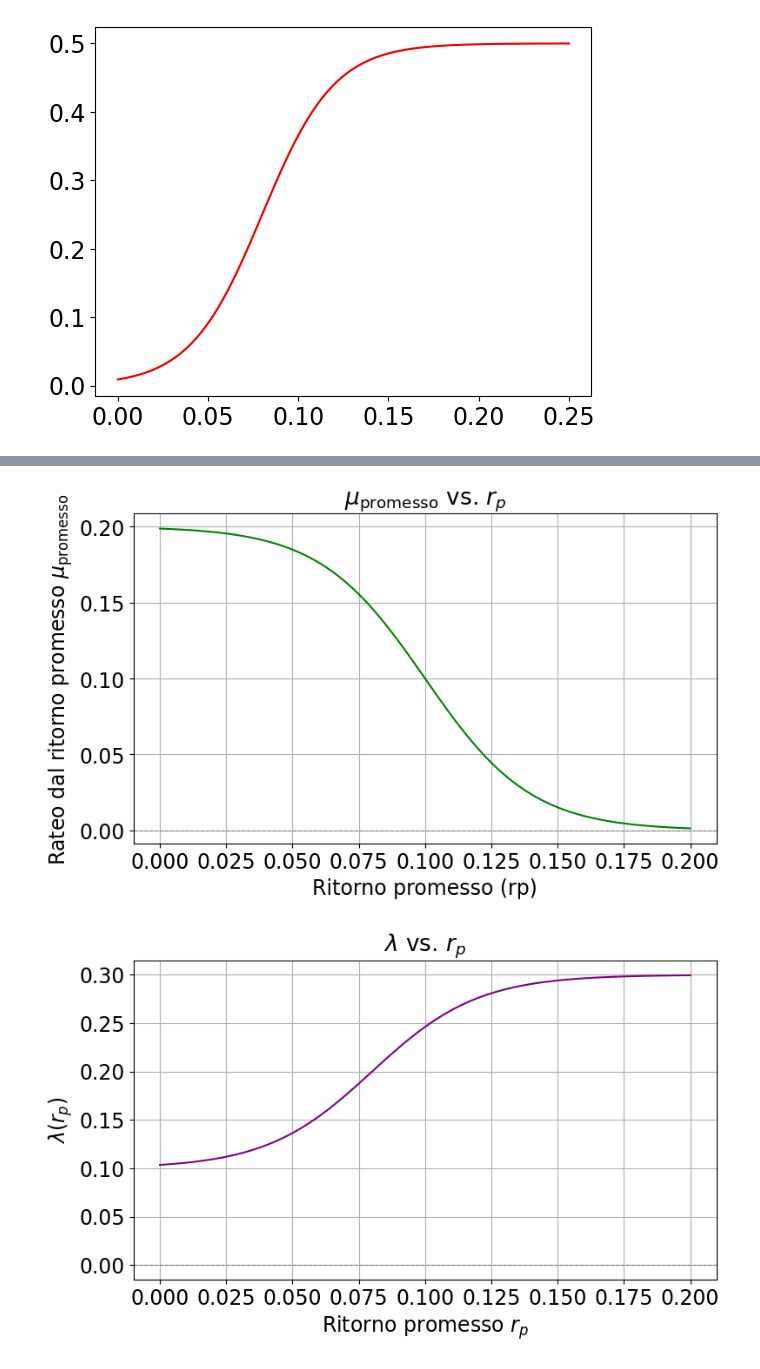
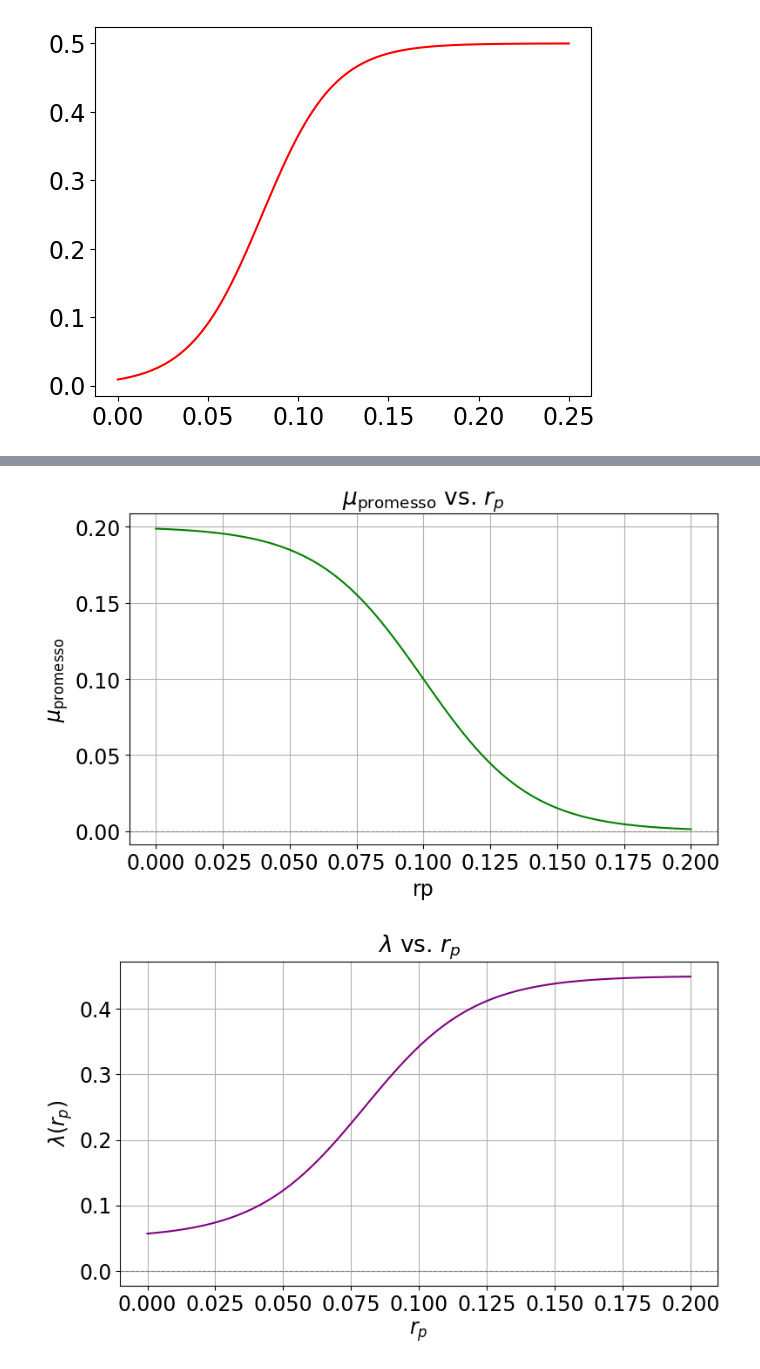
Before and after one commit to NexganGH/Ponzi-Scheme, a Jupyter notebook: madoff.ipynb, the cells around one changed output, grey strips where cells are left out. Drawn from its saved outputs; the diff is of its cells as text; code cells hidden in the pictures.

```diff
--- a/madoff.ipynb
+++ b/madoff.ipynb
@@ -97,6 +97,32 @@ plt.plot(np.linspace(0, 0.25, 1000), par.extra_lambda_from_rp(np.linspace(0, 0.2
 # %% [output]
 [<matplotlib.lines.Line2D at 0x...>]
 [figure]
+# %%
+u_min, u_max = 0, 0.2
+u_fixed = 0.08
+
+
+
+interest_calculator = ParameterCalculator(rp= lambda t: 0.15, rr= data.market_rr)
+interest_calculator.compute_sentiment(0, 30, 200)
+#interest_calculator.compute_sentiment(0, 30, 100, np.log(4) / 2)
+num_switches =10
+# Example, adjust as needed
+
+#lambda_ = lambda _: 0.03#interest_calculator.lambda_from_rr_func(base=0.2, min=0.05, max=0.2, steepness=
+
+
+def rp(u):
+    return u
+
+M = 1  # Define constants if necessary
+N = 10000
+avg_k = 6
+
+#mu = interest_calculator.mu_from_rr(min=0.05, base=0.1, max=0.8)
+base_mu = interest_calculator.mu_from_rr(min=0.05, base=0.1, max=0.6)
+mu = lambda u, t: base_mu(t) + interest_calculator.extra_mu_from_rp(u, base_rp=0.1, max_rp=u_max, max_mu=0.2)
+lambda_ = lambda u, t: (interest_calculator.extra_lambda_from_rp(u, max_rp=u_max, max_lambda=0.5))
 # %%
 from scipy.integrate import solve_ivp
 from scipy.optimize import differential_evolution
@@ -485,8 +452,8 @@ plt.figure(figsize=(8, 5))
 plt.plot(x_space, mu_promesso_values, color="green")
 
 # Add labels and title
-plt.xlabel("Ritorno promesso (rp)")
-plt.ylabel(r"Rateo dal ritorno promesso $\mu_{\text{promesso}}$")
+plt.xlabel("rp")
+plt.ylabel(r"$\mu_{\text{promesso}}$")
 plt.title(r"$\mu_{\text{promesso}}$ vs. $r_p$")
 
 # Add grid and reference line
@@ -498,30 +465,30 @@ plt.tight_layout()
 plt.savefig('imgs/madoff/mu_promesso_vs_rp.png')
 plt.show()
 # %% [output]
-[figure, old version]
+[figure, new version]
 # %%
 # Generate x values (return values)
 x_space = np.linspace(u_min, u_max, 100)
 
 # Compute lambda values using the function
-lambda_values = [0.1 + interest_calculator.extra_lambda_from_rp(x, max_rp=u_max, max_lambda=0.2) for x in x_space]
+lambda_values = [0.05 + interest_calculator.extra_lambda_from_rp(x, max_rp=u_max, max_lambda=0.4) for x in x_space]
 
 # Create the plot
 plt.figure(figsize=(8, 5))
 plt.plot(x_space, lambda_values, color="purple")
 
 # Add labels and title
-plt.xlabel("Ritorno promesso $r_p$")
+plt.xlabel("$r_p$")
 plt.ylabel(r"$\lambda (r_p)$")
 plt.title(r"$\lambda$ vs. $r_p$")
 
 # Add grid and reference line
 plt.axhline(0, color="gray", linestyle="--", linewidth=0.8)  # Reference line
 plt.grid(True)
 
 # Save and show the plot
 plt.tight_layout()
 plt.savefig('imgs/madoff/lambda_vs_rp.png')
 plt.show()
 # %% [output]
-[figure, old version]
+[figure, new version]
```
Also changed, not shown: parts of 13 cells of this notebook, 43 other files.
